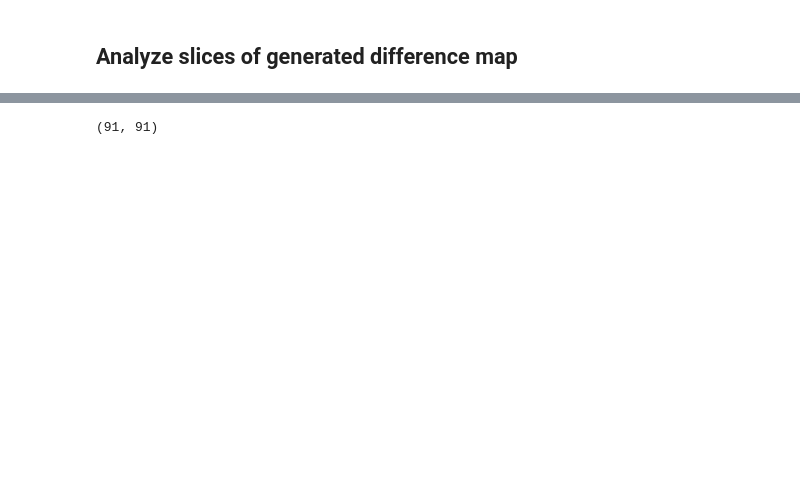
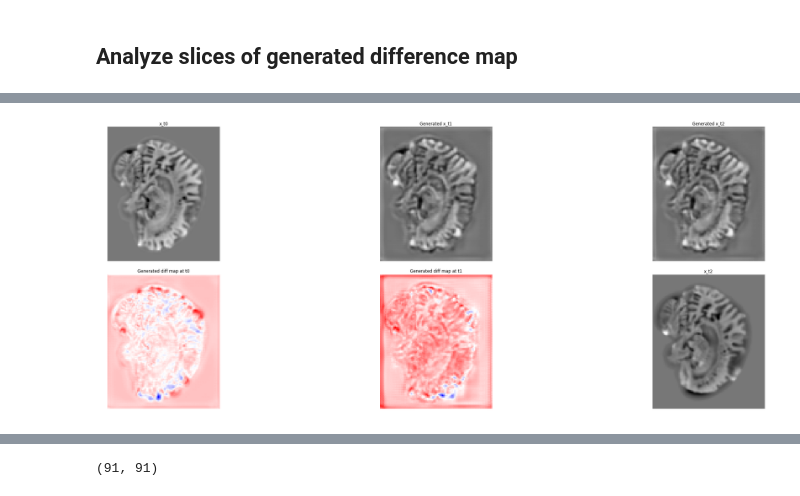
Before and after one commit to vwegmayr/brain-aging, a Jupyter notebook: notebooks/vagan_mri_evaluation_fixed_delta.ipynb, the cells around one changed output, grey strips where cells are left out. Cells and saved outputs as stored; diff of their text form; code cells hidden in the pictures; blank space fills up the shorter version.

Commit message:
Vagan evaluation notebook.

```diff
--- a/notebooks/vagan_mri_evaluation_fixed_delta.ipynb
+++ b/notebooks/vagan_mri_evaluation_fixed_delta.ipynb
@@ -158,7 +132,7 @@ def plot_patient_slice(x_t0, x_t1, delta_x_t0, delta_gen, axis, slice_idx):
 
     fig.tight_layout()
 
-n_samples = 2
+n_samples = 20
 for _ in range(n_samples):
     inp = test_stream(1)
     x_t0, x_t1, delta_x_t0 = extract_x_t0_x_t1_delta_x_t0(inp)
@@ -177,0 +147,80 @@ for _ in range(n_samples):
+# %%
+deltas = list(range(2, 11))
+tol = 0.2
+config = copy.deepcopy(wrapper.data.config)
+delta_to_streamer = {}
+for delta in deltas:
+    config["delta_min"] = delta - tol
+    config["delta_max"] = delta + tol
+    config["normalize_images"] = False
+    config["silent"] = True
+    try:
+        streamer = AgeFixedDeltaStream(config)
+        streamer.all_pairs = streamer.train_pairs + streamer.test_pairs + streamer.val_pairs
+        delta_to_streamer[delta] = streamer
+    except:
+        print("No streamer for delta = {}".format(delta))
+# %%
+def iterate_model(model, img, n_steps):
+    images = []
+    masks = []
+    # placeholder needs a second channel not used by generator
+    img = np.concatenate((img, img), axis=-1)
+    img = np.array([img])  # make a batch of size 1
+    for _ in range(n_steps):
+        M = model.predict_mask(img)
+        masks.append(np.squeeze(M))
+        img += M
+        images.append(np.squeeze(img[:, :, :, :, 0]))
+        # placeholder needs a second channel not used by generator
+        # img = np.concatenate((img, img), axis=-1)
+
+    return images, masks
+
+def plot_iterative_predictions(pair, delta):
+    # Use normalization of trained model
+    # print(pair.get_age_delta())
+    # print(pair.streamer.get_image_label(pair.fid1))
+    pair = MRIImagePair(
+        streamer=wrapper.data,
+        fid1=pair.fid1,
+        fid2=pair.fid2
+    )
+    x_t0 = pair.load_image(pair.fid1)
+    x_tn = pair.load_image(pair.fid2)
+    images, masks = iterate_model(wrapper.vagan, x_t0, delta)
+
+    def get_slice(img):
+        img = np.squeeze(img)
+        return img[35, :, :]
+
+    # plot predictions
+    fig, axes = plt.subplots(2, delta + 1, figsize=(40, 15), edgecolor='black')
+    # plot images
+    axes[0, 0].imshow(get_slice(x_t0), cmap='gray')
+    axes[0, 0].set_title("x_t0")
+    for i, img in enumerate(images):
+        axes[0, i + 1].imshow(get_slice(img), cmap='gray')
+        axes[0, i + 1].set_title('Generated x_t{}'.format(i + 1))
+
+    # plot masks
+    for i, mask in enumerate(masks):
+        axes[1, i].imshow(get_slice(mask), cmap='bwr')
+        axes[1, i].set_title('Generated diff map at t{}'.format(i))
+
+    # plot gt
+    axes[1, delta].imshow(get_slice(x_tn), cmap='gray')
+    axes[1, delta].set_title('x_t{}'.format(delta))
+
+    for i in range(axes.shape[0]):
+        for j in range(axes.shape[1]):
+            axes[i, j].axis('off')
+
+    plt.subplots_adjust(hspace=0.1)
+
+for delta in range(2, 6):
+    pairs = delta_to_streamer[delta].all_pairs[:5]
+    plot_iterative_predictions(pairs[1], delta)
+    plot_iterative_predictions(pairs[0], delta)
+# %% [output]
+[figure, added]
```
Also changed, not shown: parts of 30 cells of this notebook.
